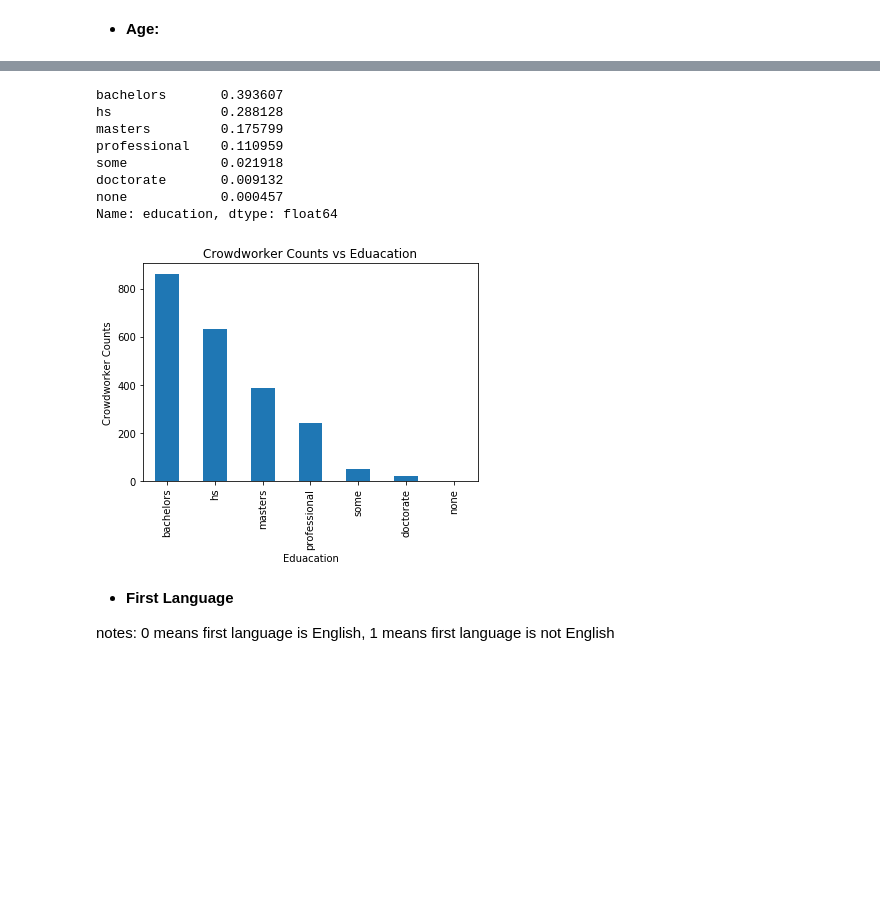
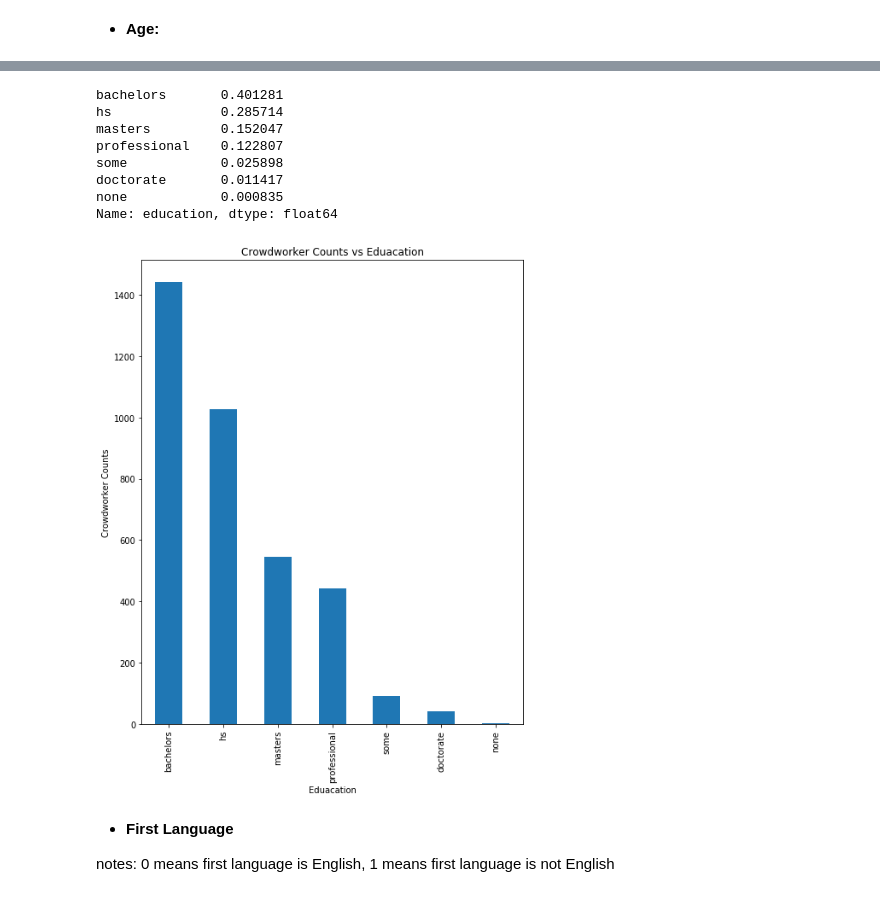
Before and after one commit to Shuya-Ma/data-512, a Jupyter notebook: data-512-a2/data-512-a2.ipynb, the cells around one changed output, grey strips where cells are left out. Cells and saved outputs as stored; diff of their text form; code cells hidden in the pictures; blank space fills up the shorter version.

```diff
--- a/data-512-a2/data-512-a2.ipynb
+++ b/data-512-a2/data-512-a2.ipynb
@@ -98,22 +200,23 @@ Name: age_group, dtype: float64
 # %%
-attack_ed = attack_demograohics['education'].value_counts()
-attack_ed.plot(kind='bar')
-display(attack_ed/attack_ed.sum())
+toxic_ed = toxic_demograohics['education'].value_counts()
+plt.figure(figsize=(8,10))
+toxic_ed.plot(kind='bar')
+display(toxic_ed/toxic_ed.sum())
 plt.ylabel('Crowdworker Counts')
 plt.xlabel('Eduacation')
 plt.title('Crowdworker Counts vs Eduacation')
-plt.savefig('plot/attack_education')
+plt.savefig('plot/toxic_education')
 plt.show()
 # %% [output]
-bachelors       0.393607
-hs              0.288128
-masters         0.175799
-professional    0.110959
-some            0.021918
-doctorate       0.009132
-none            0.000457
+bachelors       0.401281
+hs              0.285714
+masters         0.152047
+professional    0.122807
+some            0.025898
+doctorate       0.011417
+none            0.000835
 Name: education, dtype: float64
-[figure, old version]
+[figure, new version]
 # %% [markdown]
 - **First Language**
 
```
Also changed, not shown: parts of 23 cells of this notebook, 8 other files.
